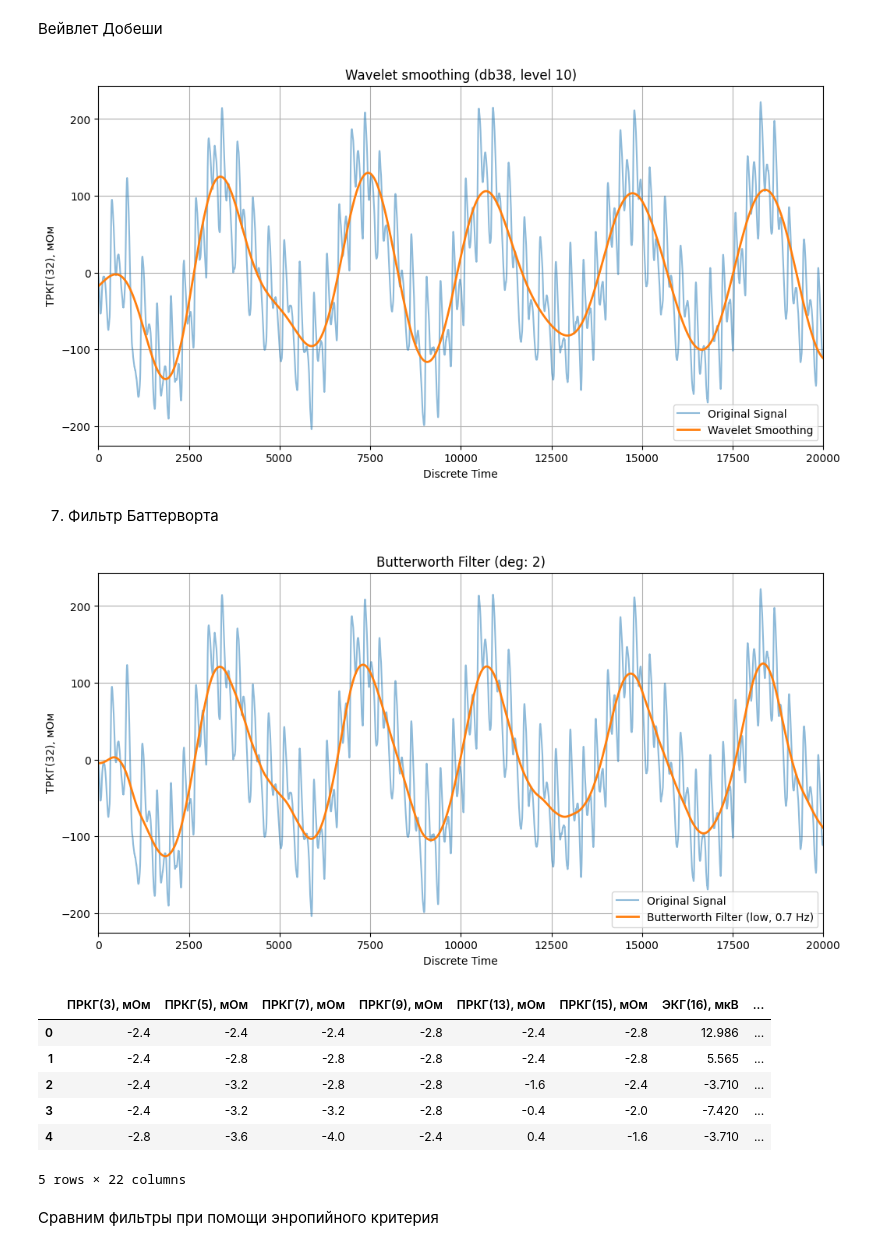
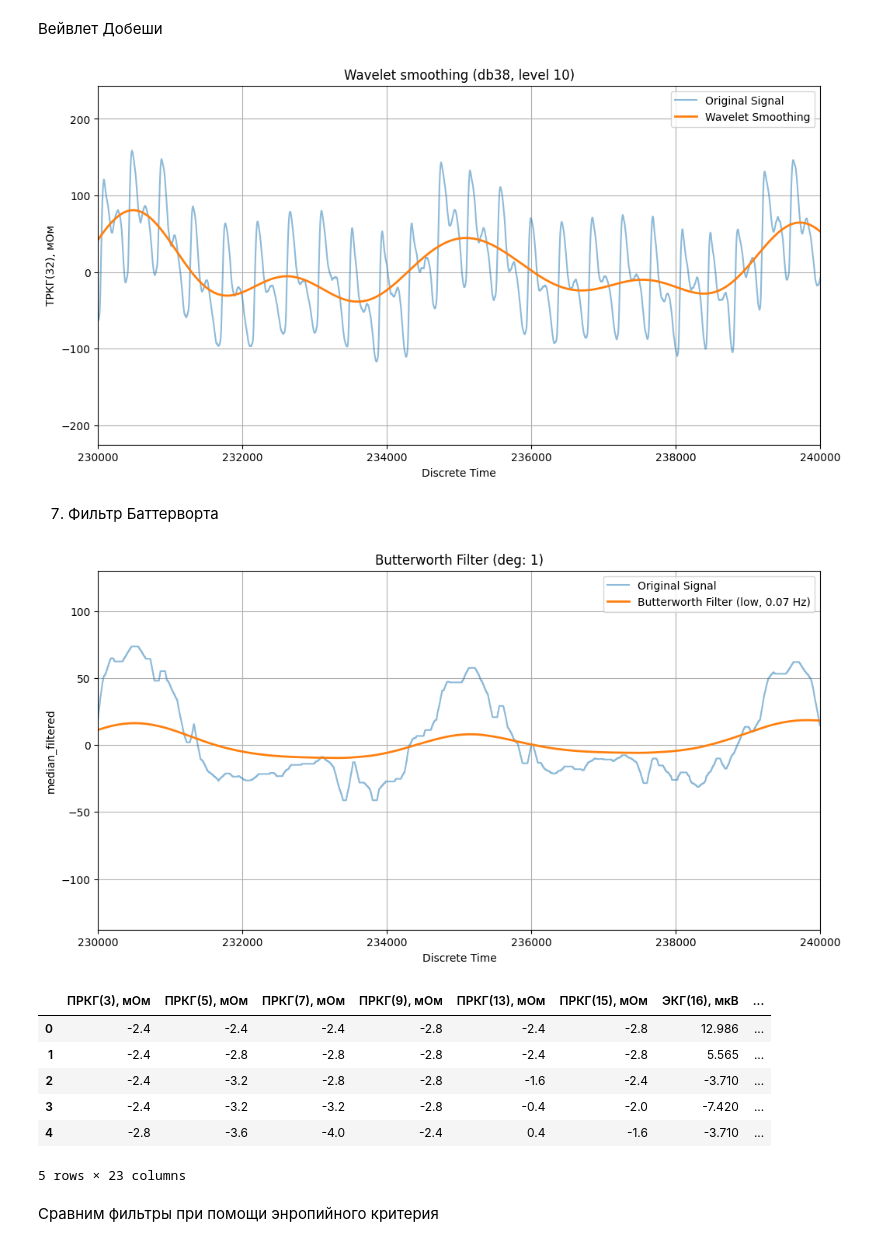
Before and after one commit to 4ervonec19/diploma, a Jupyter notebook: notebooks/2.0-cav-reo-signals-labeling-exploration.ipynb, the cells around one changed output. Cells and saved outputs as stored; diff of their text form; code cells hidden in the pictures.

```diff
--- a/notebooks/2.0-cav-reo-signals-labeling-exploration.ipynb
+++ b/notebooks/2.0-cav-reo-signals-labeling-exploration.ipynb
@@ -232,5 +232,6 @@ def apply_median_filter_to_df(df, column, kernel_size=1001,
     return result_df
 
 first_dataset = apply_median_filter_to_df(df=first_dataset, column='ТРКГ(32), мОм',
+                                          xlim=[220000, 240000],
                                         plot=True, figsize=(12,6))
 # %% [output]
@@ -341,5 +342,5 @@ def wavelet_denoising_df(df, column, wavelet='haar', level=10, threshold_type='s
 first_dataset = wavelet_denoising_df(df=first_dataset,
                                            column='ТРКГ(32), мОм',
                                            plot=True,
-                                           xlim=[0, 20000])
+                                           xlim=[230000, 240000])
 # %% [output]
@@ -351,10 +352,10 @@ first_dataset = wavelet_denoising_df(df=first_dataset,
                                            column='ТРКГ(32), мОм',
                                            plot=True,
                                            wavelet='db38',
-                                           xlim=[0, 20000],
+                                           xlim=[230000, 240000],
                                            column_new='db_wavelet')
 # %% [output]
-[figure, old version]
+[figure, new version]
 # %% [markdown]
 7. Фильтр Баттерворта
 # %%
@@ -381,39 +382,39 @@ def butterworth_filter_df(df, column, cutoff, fs, order=5, filter_type='low',
     """
     data = df[column].values
     nyquist = 0.5 * fs
     normal_cutoff = cutoff / nyquist
 
     b, a = signal.butter(order, normal_cutoff, btype=filter_type, analog=False)
     df['butterworth_filtered'] = signal.filtfilt(b, a, data)
 
     if plot:
         x = df[x_column].values if x_column else df.index.values
         plt.figure(figsize=figsize)
         plt.plot(x, data, label='Original Signal', alpha=0.5)
         plt.plot(x, df['butterworth_filtered'],
                 label=f'Butterworth Filter ({filter_type}, {cutoff} Hz)',
                 linewidth=2)
         plt.legend()
         plt.grid(True)
         if xlim: plt.xlim(*xlim)
         if ylim: plt.ylim(*ylim)
         plt.title(f'Butterworth Filter (deg: {order})')
         plt.xlabel(x_column if x_column else 'Discrete Time')
         plt.ylabel(column)
         plt.show()
 
     return df
 
 
 first_dataset = butterworth_filter_df(df=first_dataset,
-                                           column='ТРКГ(32), мОм',
-                                           order=2,
-                                           fs=1000,
-                                           cutoff=0.7,
+                                           column='median_filtered',
+                                           order=1,
+                                           fs=500,
+                                           cutoff=0.07,
                                            plot=True,
-                                           xlim=[0, 20000])
+                                           xlim=[230000, 240000])
 # %% [output]
-[figure, old version]
+[figure, new version]
 # %%
 first_dataset.head()
 # %% [output]
@@ -423,7 +424,7 @@ first_dataset.head()
 | 2 | -2.4 | -3.2 | -2.8 | -2.8 | -1.6 | -2.4 | -3.710 | ... |
 | 3 | -2.4 | -3.2 | -3.2 | -2.8 | -0.4 | -2.0 | -7.420 | ... |
 | 4 | -2.8 | -3.6 | -4.0 | -2.4 | 0.4 | -1.6 | -3.710 | ... |
-5 rows × 22 columns
+5 rows × 23 columns
 # %% [markdown]
 Сравним фильтры при помощи энропийного критерия
 # %%
```
Also changed, not shown: parts of 7 cells of this notebook, 9 other files.
